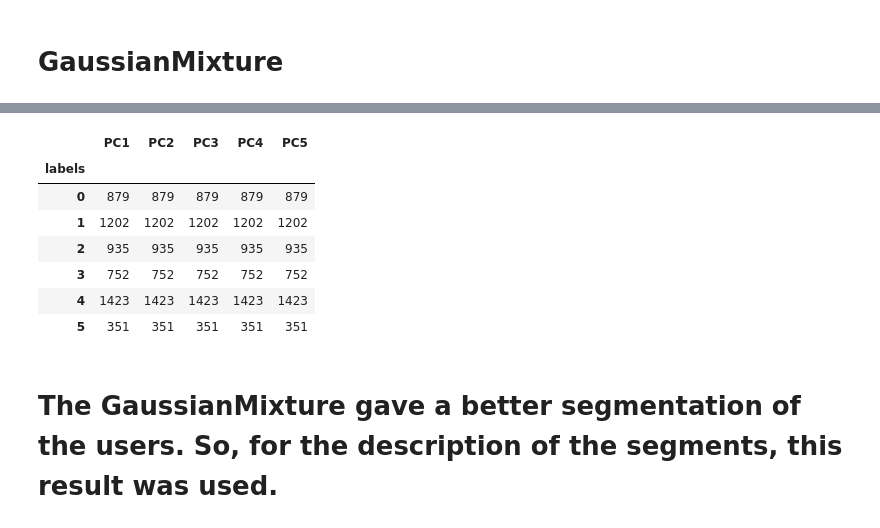
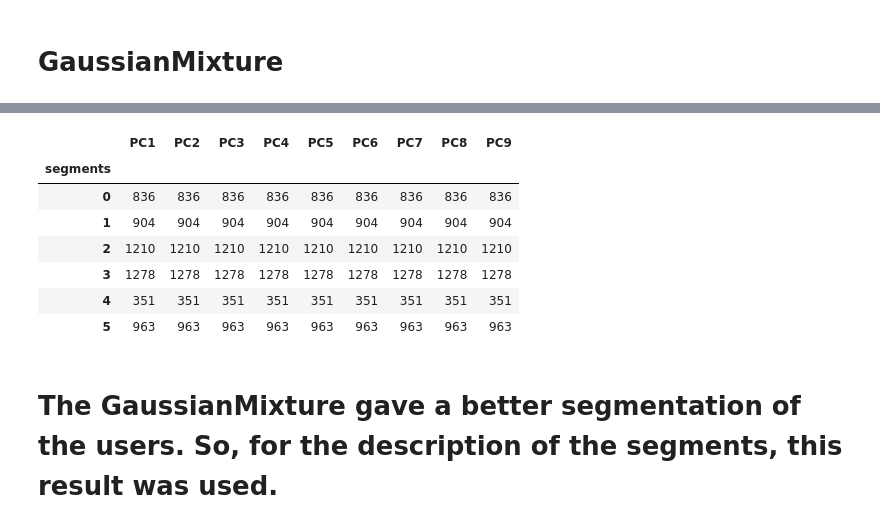
Before and after one commit to derewor/Travel-Tide-project, a Jupyter notebook: TravelTide_project_final.ipynb, the cells around one changed output, grey strips where cells are left out. Cells and saved outputs as stored; diff of their text form; code cells hidden in the pictures.

```diff
--- a/TravelTide_project_final.ipynb
+++ b/TravelTide_project_final.ipynb
@@ -786,5 +921,5 @@ metric_scaled.describe()
 # %%
 # There are a total of 21 features in the scaled dataframe. This is very big size so, this need to be reduced by using Pricipal Component Analysis.
 # this reduces the dimentionality of the data by maintaining the variability amoung the groups.
-pca = PCA(n_components=5)
+pca = PCA(n_components=9)
 principal_components = pca.fit_transform(metric_scaled)
@@ -827,5 +971,5 @@ print(pc_variations)
 # %%
 # Overview of the five PCs dataframe.
-pca_df = pd.DataFrame(data=principal_components, columns=['PC1','PC2','PC3','PC4','PC5'])
+pca_df = pd.DataFrame(data=principal_components, columns=['PC1','PC2','PC3','PC4','PC5','PC6','PC7','PC8','PC9'])
 print(pca_df)
 # %% [output]
@@ -898,6 +1045,6 @@ px.scatter_3d(x = pca_df['PC1'],
 [interactive output not drawn]
 # %%
 # Adding the segment label into the pca_df dataframe
-pca_df['labels'] = kmeans.labels_
+pca_df['segments'] = kmeans.labels_
 pca_df.reset_index().head()
 # %% [output]
@@ -943,18 +1090,18 @@ px.scatter_3d(x = pcagm['PC1'],
 [interactive output not drawn]
 # %%
 # assigning a label to the individual user.
-pcagm['labels'] = labels
+pcagm['segments'] = labels
 # %%
 # counting the number of users in each segment. The numbers are more or less similar with the kmeans clastering.
-pcagm.groupby('labels').count()
+pcagm.groupby('segments').count()
 # %% [output]
-|  | PC1 | PC2 | PC3 | PC4 | PC5 |
-| labels |  |  |  |  |  |
-| 0 | 879 | 879 | 879 | 879 | 879 |
-| 1 | 1202 | 1202 | 1202 | 1202 | 1202 |
-| 2 | 935 | 935 | 935 | 935 | 935 |
-| 3 | 752 | 752 | 752 | 752 | 752 |
-| 4 | 1423 | 1423 | 1423 | 1423 | 1423 |
-| 5 | 351 | 351 | 351 | 351 | 351 |
+|  | PC1 | PC2 | PC3 | PC4 | PC5 | PC6 | PC7 | PC8 | PC9 |
+| segments |  |  |  |  |  |  |  |  |  |
+| 0 | 836 | 836 | 836 | 836 | 836 | 836 | 836 | 836 | 836 |
+| 1 | 904 | 904 | 904 | 904 | 904 | 904 | 904 | 904 | 904 |
+| 2 | 1210 | 1210 | 1210 | 1210 | 1210 | 1210 | 1210 | 1210 | 1210 |
+| 3 | 1278 | 1278 | 1278 | 1278 | 1278 | 1278 | 1278 | 1278 | 1278 |
+| 4 | 351 | 351 | 351 | 351 | 351 | 351 | 351 | 351 | 351 |
+| 5 | 963 | 963 | 963 | 963 | 963 | 963 | 963 | 963 | 963 |
 # %% [markdown]
 # The GaussianMixture gave a better segmentation of the users. So, for the description of the segments, this result was used.
```
Also changed, not shown: parts of 56 cells of this notebook.
